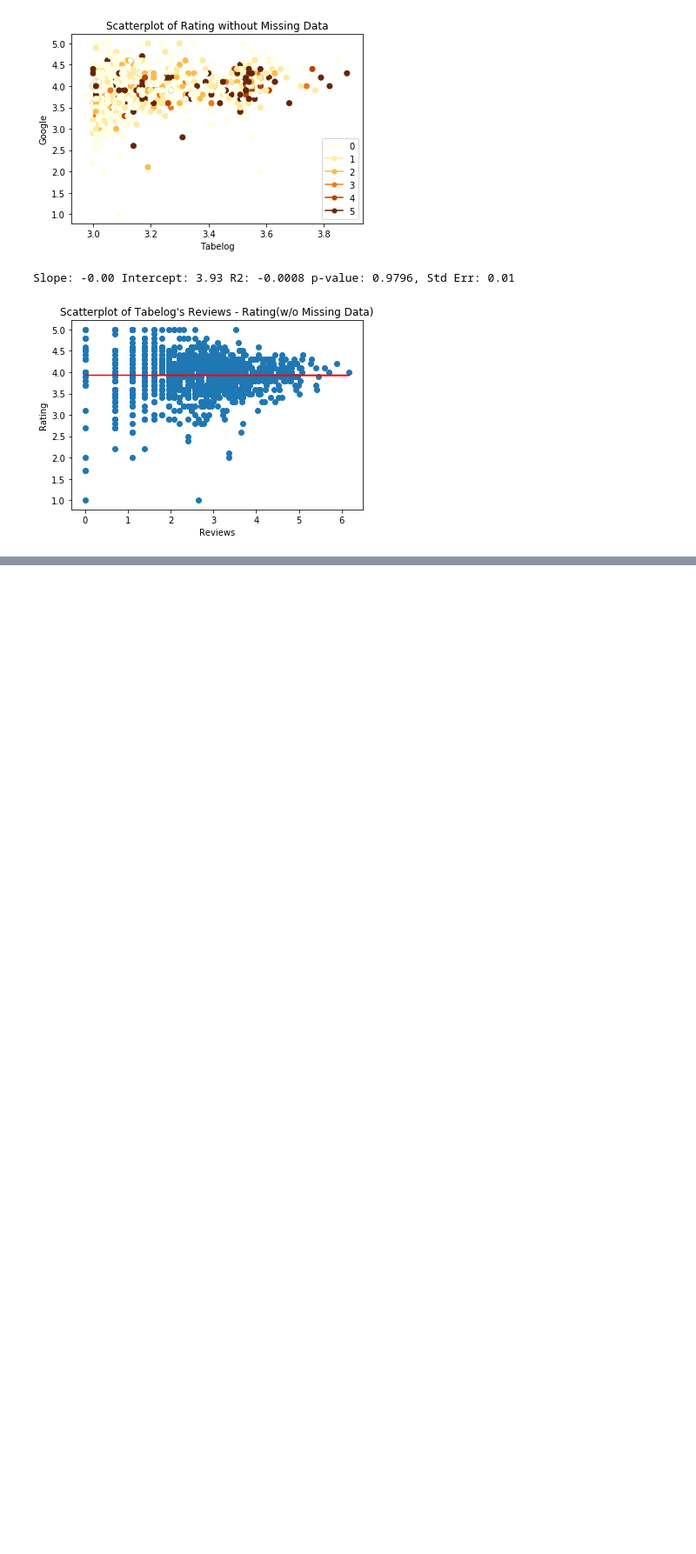
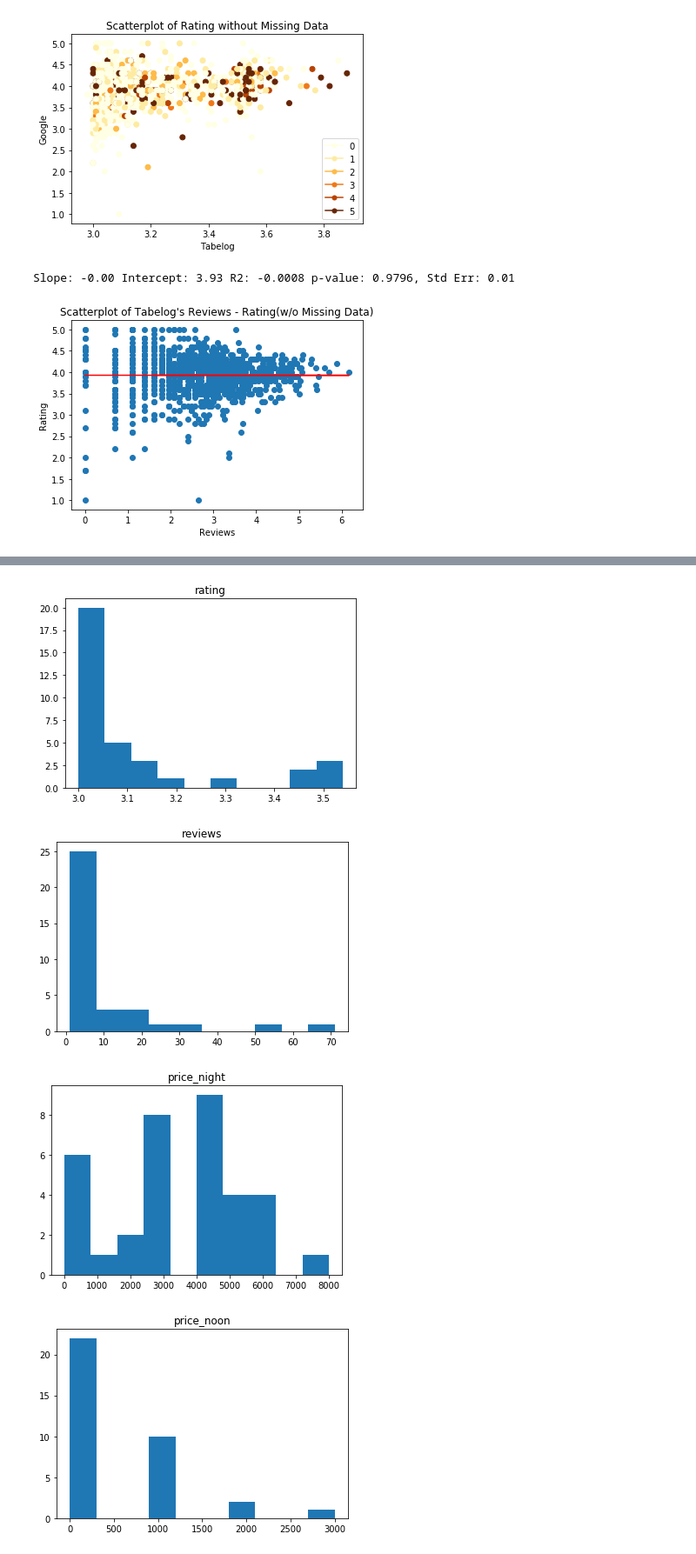
Before and after one commit to helloworldpark/matjip, a Jupyter notebook: analysis/run_analysis.ipynb, the cells around one changed output, grey strips where cells are left out. Shown at 87% size. Drawn from its saved outputs; the diff is of its cells as text; code cells hidden in the pictures; blank space fills up the shorter version.

```diff
--- a/analysis/run_analysis.ipynb
+++ b/analysis/run_analysis.ipynb
@@ -335,0 +390,10 @@ Slope: -0.00 Intercept: 3.93 R2: -0.0008 p-value: 0.9796, Std Err: 0.01
+# %%
+# Tabelog 평점은 있는데 구글 평점은 없는 가게들
+data_ = google_tabelog[~tabelog_missing & google_missing]
+columns = ['rating', 'reviews', 'price_night', 'price_noon']
+analyse_missings(data=data_, columns=columns)
+# %% [output]
+[figure, added]
+[figure, added]
+[figure, added]
+[figure, added]
```
Also changed, not shown: parts of 5 cells of this notebook.
